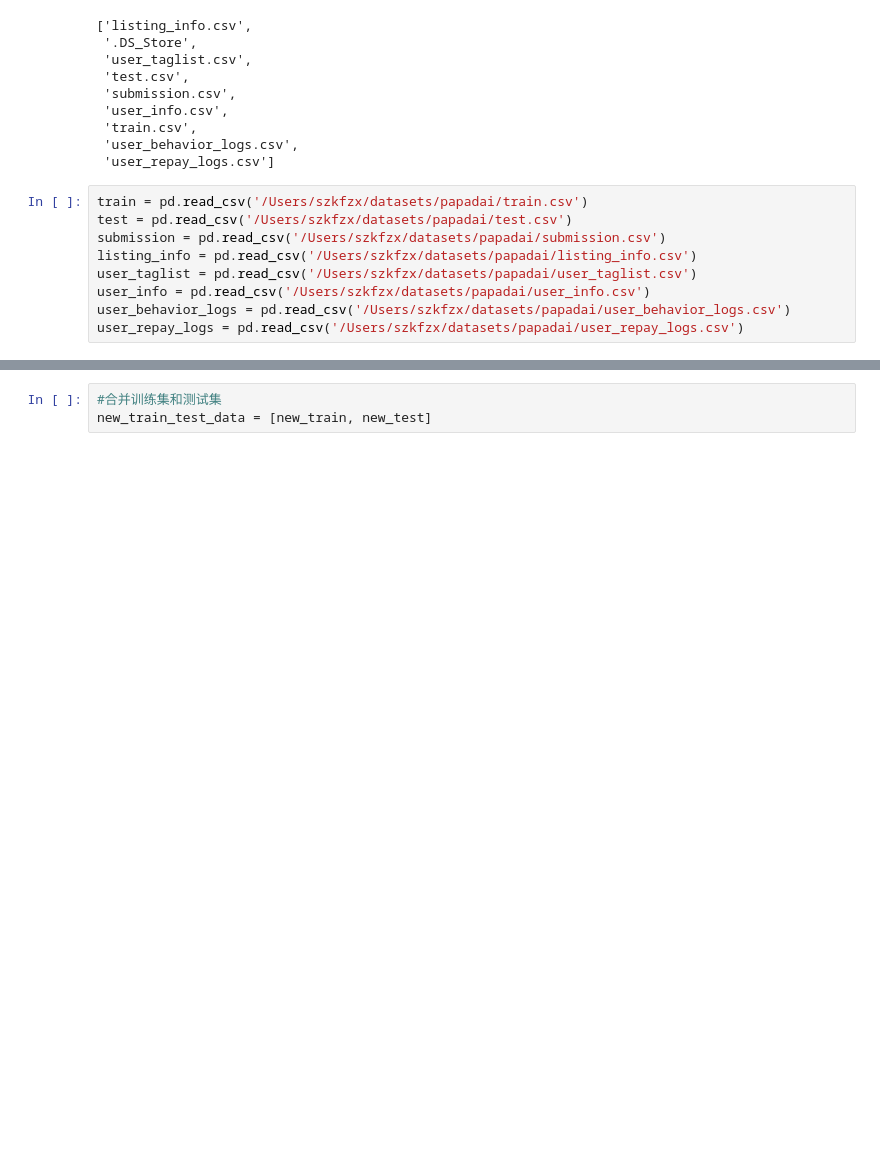
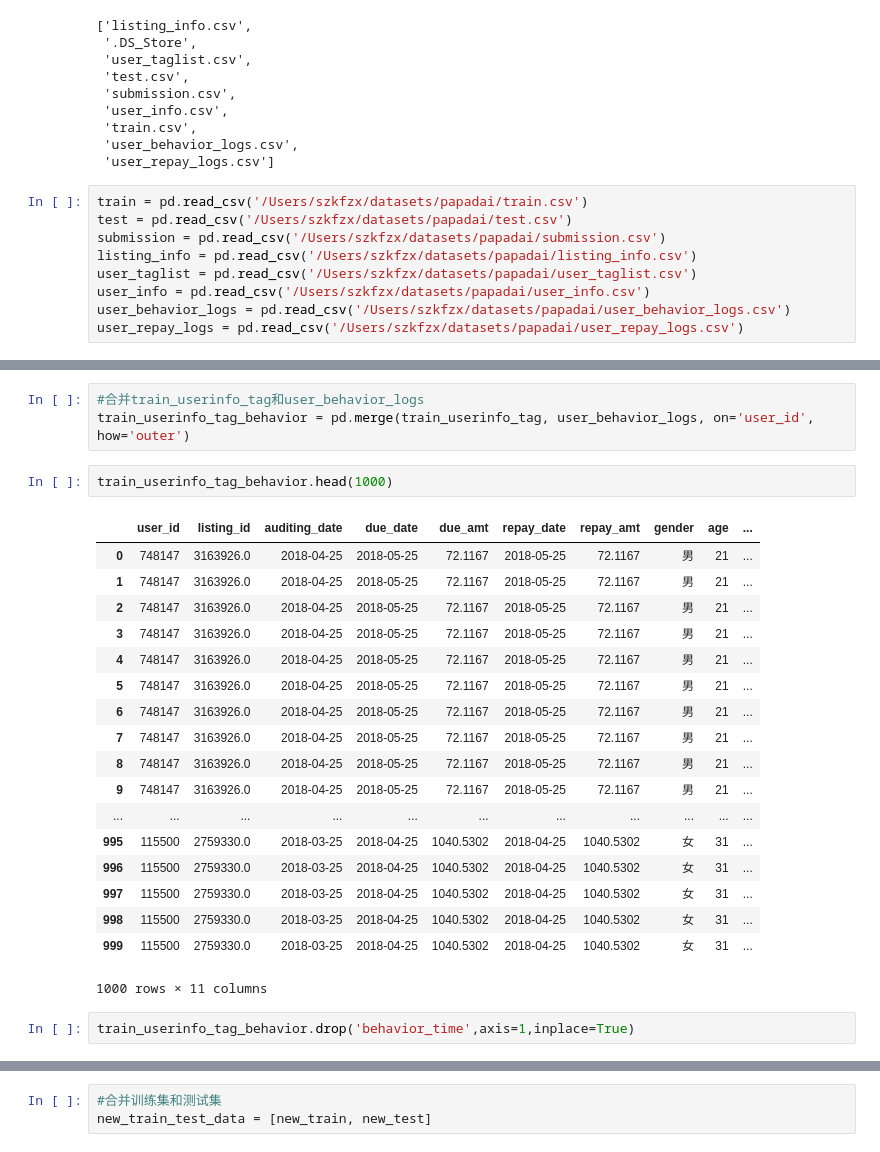
Before and after one commit to hehuanlin123/DeepLearning, a Jupyter notebook: 天池/魔镜杯/Standar-Dataset-EDA.ipynb, the cells around one changed output, grey strips where cells are left out. Drawn from its saved outputs; the diff is of its cells as text; blank space fills up the shorter version.

```diff
--- a/天池/魔镜杯/Standar-Dataset-EDA.ipynb
+++ b/天池/魔镜杯/Standar-Dataset-EDA.ipynb
@@ -193,0 +313,26 @@ new_test = test_userinfo_tag_behavior_list_repay
+# %%
+#合并train_userinfo_tag和user_behavior_logs
+train_userinfo_tag_behavior = pd.merge(train_userinfo_tag, user_behavior_logs, on='user_id', how='outer')
+# %%
+train_userinfo_tag_behavior.head(1000)
+# %% [output]
+|  | user_id | listing_id | auditing_date | due_date | due_amt | repay_date | repay_amt | gender | age | ... |
+| 0 | 748147 | 3163926.0 | 2018-04-25 | 2018-05-25 | 72.1167 | 2018-05-25 | 72.1167 | 男 | 21 | ... |
+| 1 | 748147 | 3163926.0 | 2018-04-25 | 2018-05-25 | 72.1167 | 2018-05-25 | 72.1167 | 男 | 21 | ... |
+| 2 | 748147 | 3163926.0 | 2018-04-25 | 2018-05-25 | 72.1167 | 2018-05-25 | 72.1167 | 男 | 21 | ... |
+| 3 | 748147 | 3163926.0 | 2018-04-25 | 2018-05-25 | 72.1167 | 2018-05-25 | 72.1167 | 男 | 21 | ... |
+| 4 | 748147 | 3163926.0 | 2018-04-25 | 2018-05-25 | 72.1167 | 2018-05-25 | 72.1167 | 男 | 21 | ... |
+| 5 | 748147 | 3163926.0 | 2018-04-25 | 2018-05-25 | 72.1167 | 2018-05-25 | 72.1167 | 男 | 21 | ... |
+| 6 | 748147 | 3163926.0 | 2018-04-25 | 2018-05-25 | 72.1167 | 2018-05-25 | 72.1167 | 男 | 21 | ... |
+| 7 | 748147 | 3163926.0 | 2018-04-25 | 2018-05-25 | 72.1167 | 2018-05-25 | 72.1167 | 男 | 21 | ... |
+| 8 | 748147 | 3163926.0 | 2018-04-25 | 2018-05-25 | 72.1167 | 2018-05-25 | 72.1167 | 男 | 21 | ... |
+| 9 | 748147 | 3163926.0 | 2018-04-25 | 2018-05-25 | 72.1167 | 2018-05-25 | 72.1167 | 男 | 21 | ... |
+| ... | ... | ... | ... | ... | ... | ... | ... | ... | ... | ... |
+| 995 | 115500 | 2759330.0 | 2018-03-25 | 2018-04-25 | 1040.5302 | 2018-04-25 | 1040.5302 | 女 | 31 | ... |
+| 996 | 115500 | 2759330.0 | 2018-03-25 | 2018-04-25 | 1040.5302 | 2018-04-25 | 1040.5302 | 女 | 31 | ... |
+| 997 | 115500 | 2759330.0 | 2018-03-25 | 2018-04-25 | 1040.5302 | 2018-04-25 | 1040.5302 | 女 | 31 | ... |
+| 998 | 115500 | 2759330.0 | 2018-03-25 | 2018-04-25 | 1040.5302 | 2018-04-25 | 1040.5302 | 女 | 31 | ... |
+| 999 | 115500 | 2759330.0 | 2018-03-25 | 2018-04-25 | 1040.5302 | 2018-04-25 | 1040.5302 | 女 | 31 | ... |
+1000 rows × 11 columns
+# %%
+train_userinfo_tag_behavior.drop('behavior_time',axis=1,inplace=True)
```
Also changed, not shown: parts of 73 cells of this notebook.
